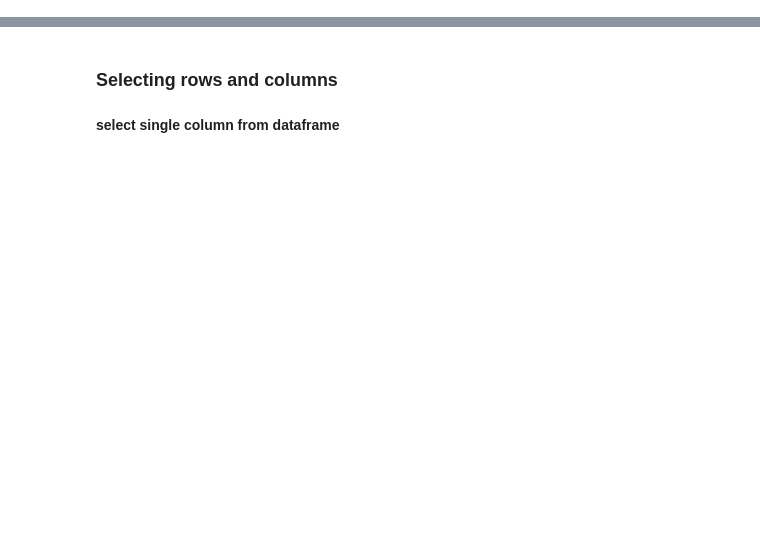
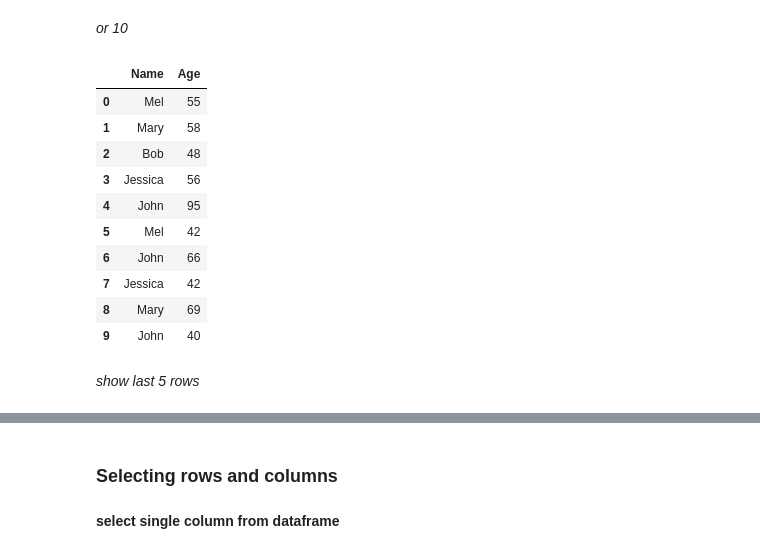
Before and after one commit to learningwithdg/datascience, a Jupyter notebook: Pandas I.ipynb, the cells around one changed output, grey strips where cells are left out. Saved outputs shown, nothing was run; the diff lists cells and outputs as text; code cells hidden in the pictures; blank space fills up the shorter version.

```diff
--- a/Pandas I.ipynb
+++ b/Pandas I.ipynb
@@ -35,3 +116,19 @@ agri_df.head()
+# %% [markdown]
+*or 10*
 # %%
-agri_df.head(10)
+df.head(10)
+# %% [output]
+|  | Name | Age |
+| 0 | Mel | 55 |
+| 1 | Mary | 58 |
+| 2 | Bob | 48 |
+| 3 | Jessica | 56 |
+| 4 | John | 95 |
+| 5 | Mel | 42 |
+| 6 | John | 66 |
+| 7 | Jessica | 42 |
+| 8 | Mary | 69 |
+| 9 | John | 40 |
+# %% [markdown]
+*show last 5 rows*
 # %%
```
Also changed, not shown: parts of 69 cells of this notebook.
